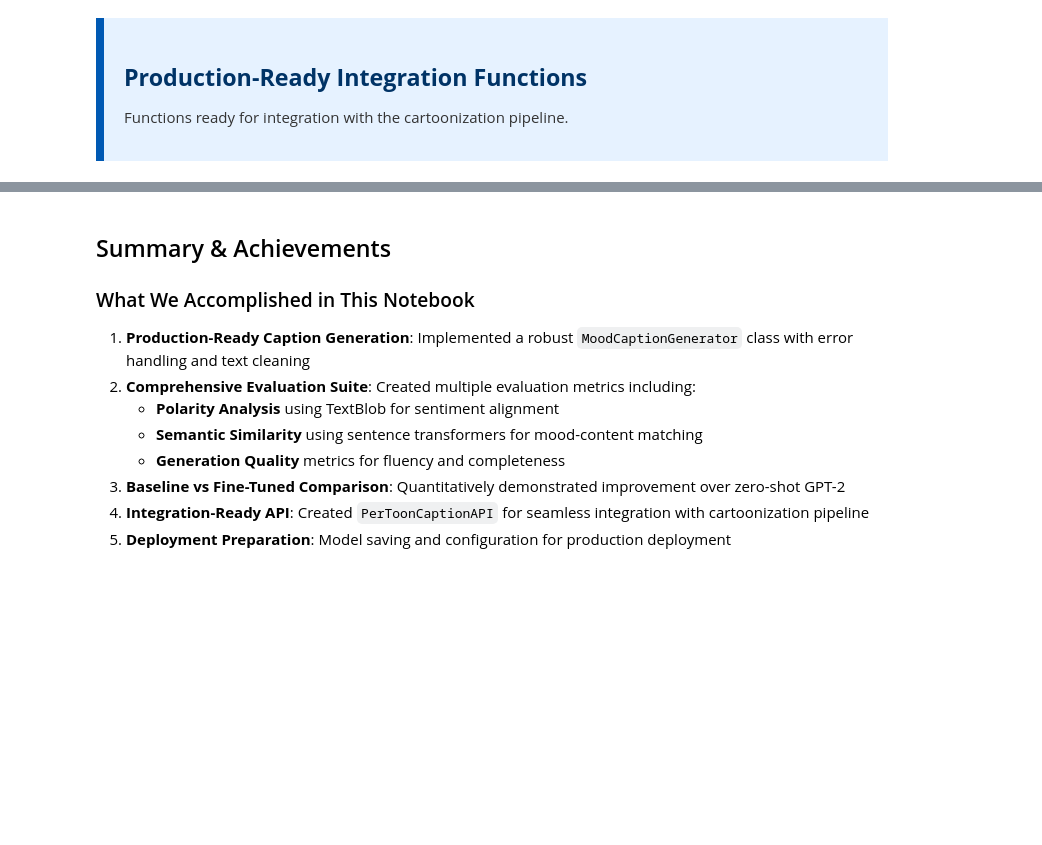
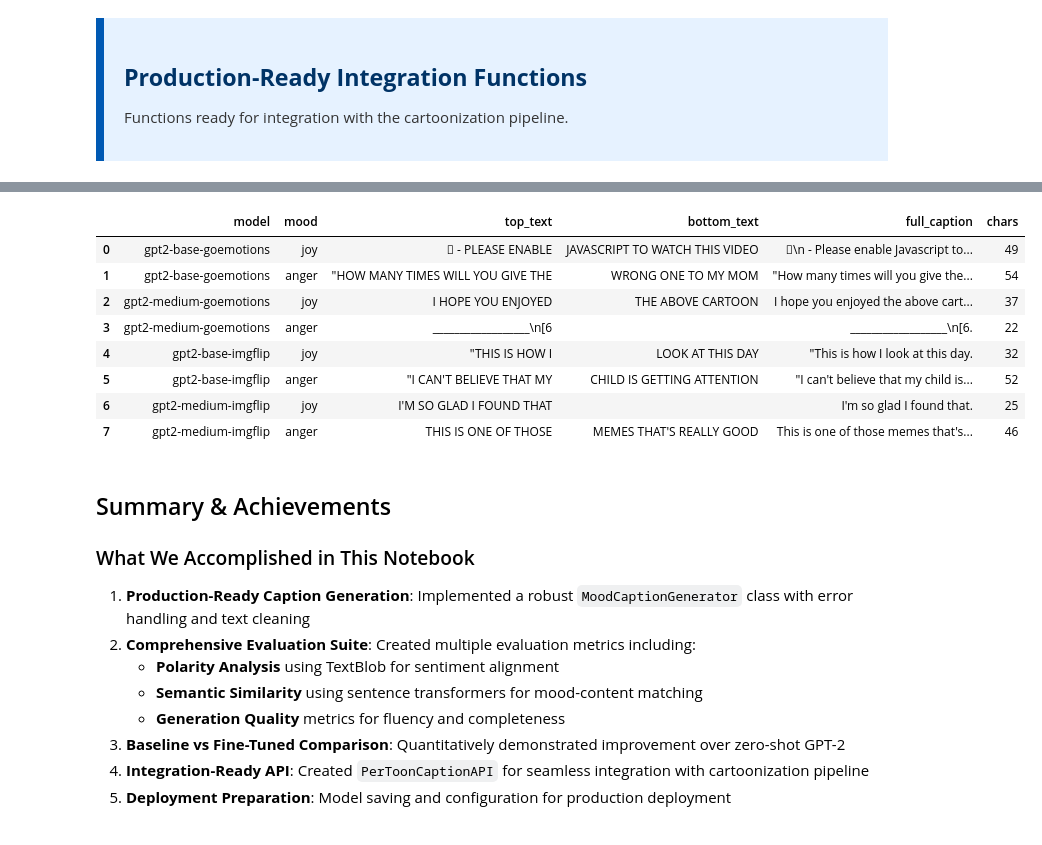
Before and after one commit to arishbukhari1/PerToon, a Jupyter notebook: scripts/2b_caption_generation.ipynb, the cells around one changed output, grey strips where cells are left out. Drawn from its saved outputs; the diff is of its cells as text; code cells hidden in the pictures; blank space fills up the shorter version.

Commit message:
Update the result

```diff
--- a/scripts/2b_caption_generation.ipynb
+++ b/scripts/2b_caption_generation.ipynb
@@ -801,3 +1114,23 @@ These improvements help in addressing the core issue of incomplete sentences whi
+# %%
+# Quick preview samples per model
+# Show 2 samples for each model with their top/bottom texts
+preview_rows = []
+for alias in results_df["model"].unique():
+    subset = results_df[results_df["model"] == alias].head(2)
+    preview_rows.append(subset)
+
+preview_df = pd.concat(preview_rows, ignore_index=True)
+preview_df[["model", "mood", "top_text", "bottom_text", "full_caption", "chars"]]
+# %% [output]
+|  | model | mood | top_text | bottom_text | full_caption | chars |
+| 0 | gpt2-base-goemotions | joy |  - PLEASE ENABLE | JAVASCRIPT TO WATCH THIS VIDEO | \n - Please enable Javascript to... | 49 |
+| 1 | gpt2-base-goemotions | anger | "HOW MANY TIMES WILL YOU GIVE THE | WRONG ONE TO MY MOM | "How many times will you give the... | 54 |
+| 2 | gpt2-medium-goemotions | joy | I HOPE YOU ENJOYED | THE ABOVE CARTOON | I hope you enjoyed the above cart... | 37 |
+| 3 | gpt2-medium-goemotions | anger | __________________\n[6 |  | __________________\n[6. | 22 |
+| 4 | gpt2-base-imgflip | joy | "THIS IS HOW I | LOOK AT THIS DAY | "This is how I look at this day. | 32 |
+| 5 | gpt2-base-imgflip | anger | "I CAN'T BELIEVE THAT MY | CHILD IS GETTING ATTENTION | "I can't believe that my child is... | 52 |
+| 6 | gpt2-medium-imgflip | joy | I'M SO GLAD I FOUND THAT |  | I'm so glad I found that. | 25 |
+| 7 | gpt2-medium-imgflip | anger | THIS IS ONE OF THOSE | MEMES THAT'S REALLY GOOD | This is one of those memes that's... | 46 |
 # %% [markdown]
 ## Summary & Achievements
 
```
Also changed, not shown: parts of 11 cells of this notebook, 2 other files.
